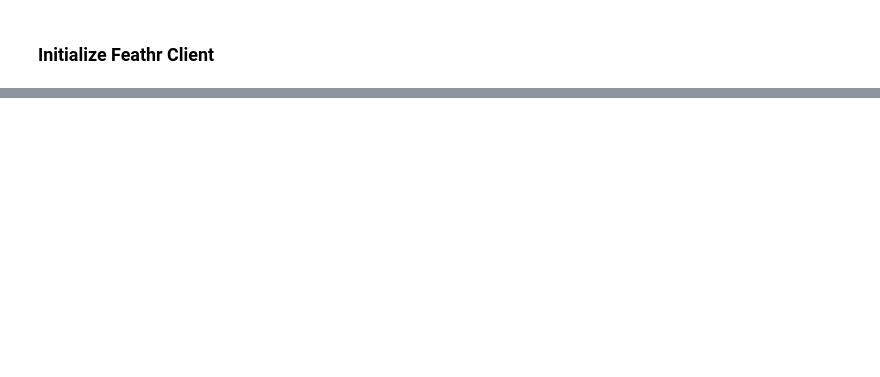
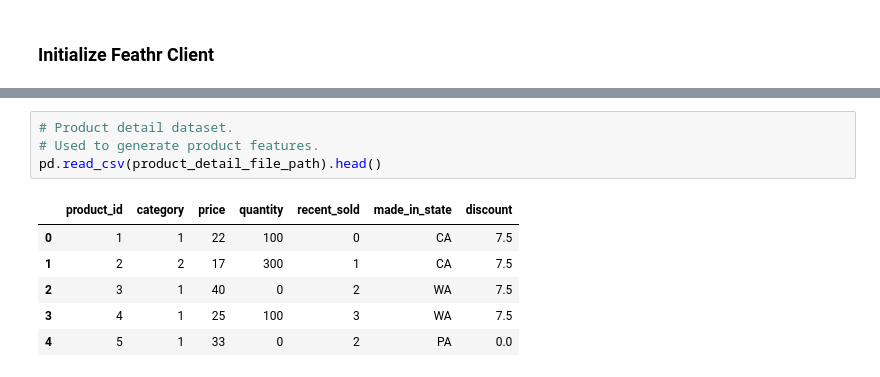
Before and after one commit to feathr-ai/feathr, a Jupyter notebook: docs/samples/local_quickstart_nyc_taxi_demo.ipynb, the cells around one changed output, grey strips where cells are left out. Drawn from its saved outputs; the diff is of its cells as text; blank space fills up the shorter version.

```diff
--- a/docs/samples/local_quickstart_nyc_taxi_demo.ipynb
+++ b/docs/samples/local_quickstart_nyc_taxi_demo.ipynb
@@ -393,0 +238,11 @@ shutil.rmtree('debug')
+# %%
+# Product detail dataset.
+# Used to generate product features.
+pd.read_csv(product_detail_file_path).head()
+# %% [output]
+|  | product_id | category | price | quantity | recent_sold | made_in_state | discount |
+| 0 | 1 | 1 | 22 | 100 | 0 | CA | 7.5 |
+| 1 | 2 | 2 | 17 | 300 | 1 | CA | 7.5 |
+| 2 | 3 | 1 | 40 | 0 | 2 | WA | 7.5 |
+| 3 | 4 | 1 | 25 | 100 | 3 | WA | 7.5 |
+| 4 | 5 | 1 | 33 | 0 | 2 | PA | 0.0 |
```
Also changed, not shown: parts of 86 cells of this notebook, 2 other files.
